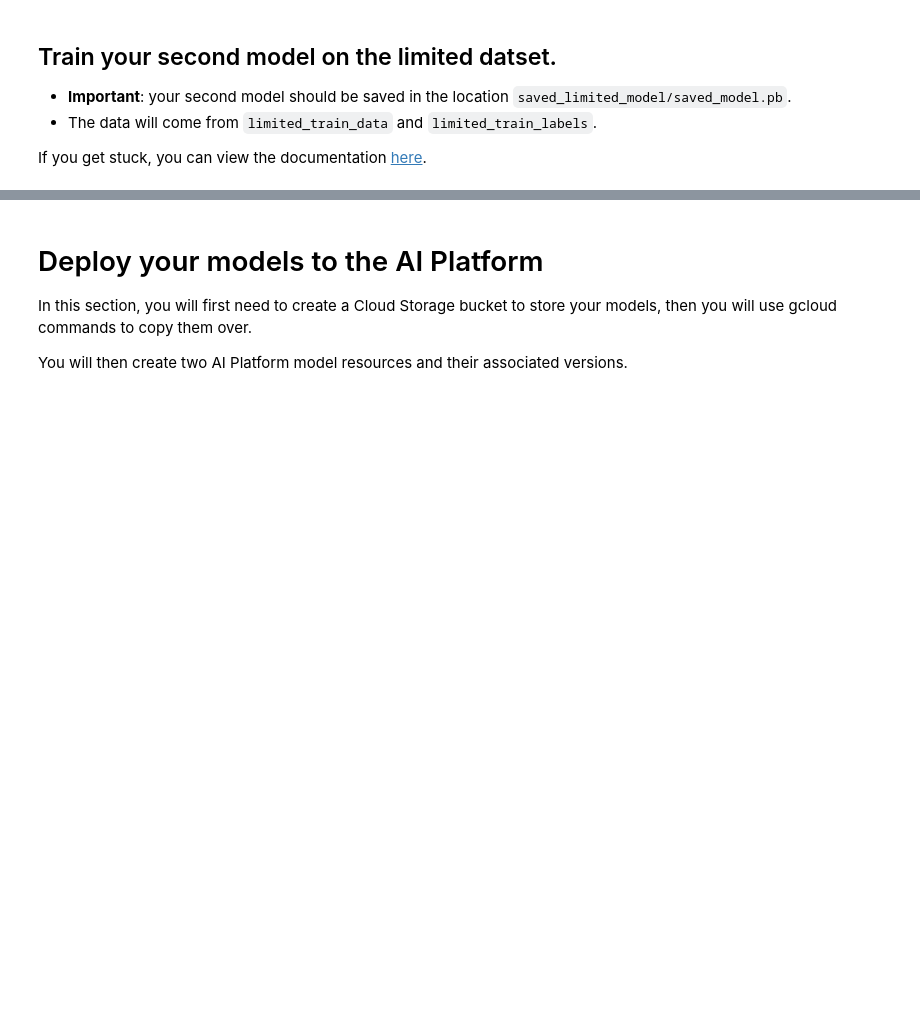
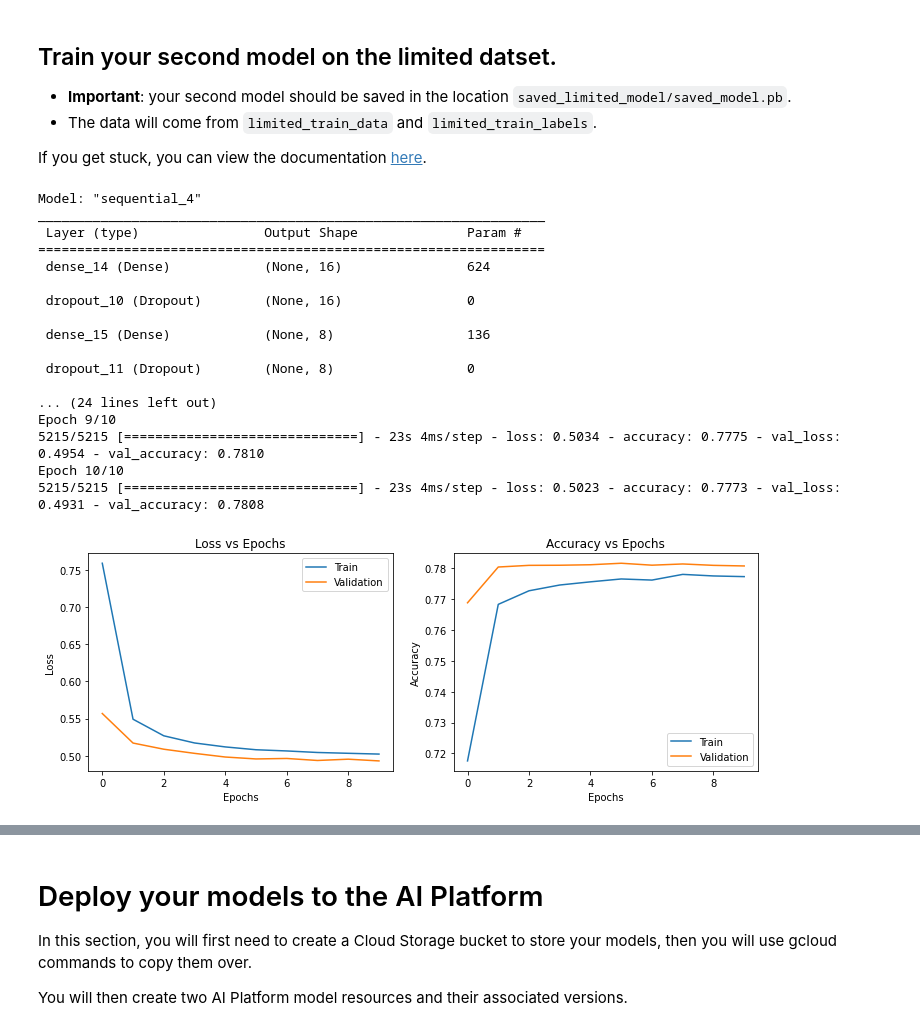
Before and after one commit to MengOonLee/Google_cloud, a Jupyter notebook: ipynb/WIT_challenge.ipynb, the cells around one changed output, grey strips where cells are left out. Saved outputs shown, nothing was run; the diff lists cells and outputs as text; code cells hidden in the pictures; blank space fills up the shorter version.

```diff
--- a/ipynb/WIT_challenge.ipynb
+++ b/ipynb/WIT_challenge.ipynb
@@ -169,5 +191,28 @@ In this section, you will write code to train two TensorFlow Keras models.
 * The data will come from `train_data` and `train_labels`.
 
 If you get stuck, you can view the documentation [here](https://www.tensorflow.org/api_docs/python/tf/keras/Sequential).
+# %%
+# Plot the learning curves
+def plot_history(history):
+    frame = pd.DataFrame(history.history)
+    epochs = np.arange(len(frame))
+    fig = plt.figure(figsize=(12, 4))
+    # Loss plot
+    ax = fig.add_subplot(121)
+    ax.plot(epochs, frame['loss'], label='Train')
+    ax.plot(epochs, frame['val_loss'], label='Validation')
+    ax.set_xlabel('Epochs')
+    ax.set_ylabel('Loss')
+    ax.set_title('Loss vs Epochs')
+    ax.legend()
+    # Accuracy plot
+    ax = fig.add_subplot(122)
+    ax.plot(epochs, frame['accuracy'], label='Train')
+    ax.plot(epochs, frame['val_accuracy'], label='Validation')
+    ax.set_xlabel('Epochs')
+    ax.set_ylabel('Accuracy')
+    ax.set_title('Accuracy vs Epochs')
+    ax.legend()
+    plt.show()
 # %%
 # import TF modules
@@ -211,12 +299,53 @@ If you get stuck, you can view the documentation [here](https://www.tensorflow.o
 # %%
 # Train your second model on the limited dataset. Use `limited_train_data` for your data and `limited_train_labels` for your labels.
 # Use the same input_size for the limited_model
 
 # ---- TODO ---------
 # create the limited_model = Sequential()
+limited_model = Sequential()
 # limited_model.add (your layers)
+limited_model.add(Dense(16, activation='relu',
+    kernel_initializer=kernel_initializer,
+    kernel_regularizer=kernel_regularizer,
+    bias_initializer=bias_initializer,
+    bias_regularizer=bias_regularizer,
+    input_shape=(input_size,)))
+limited_model.add(layers.Dropout(0.3))
+limited_model.add(Dense(8, activation='relu',
+    kernel_initializer=kernel_initializer,
+    kernel_regularizer=kernel_regularizer,
+    bias_initializer=bias_initializer,
+    bias_regularizer=bias_regularizer))
+limited_model.add(layers.Dropout(0.3))
+limited_model.add(Dense(1, activation='sigmoid'))
+print(model.summary())
 # limited_model.compile
+optimizer = optimizers.Adam(learning_rate=1e-3)
+limited_model.compile(loss='binary_crossentropy', metrics=['accuracy'], optimizer=optimizer)
 # limited_model.fit
+limited_history = limited_model.fit(limited_train_data, limited_train_labels,
+    batch_size=32, epochs=10, verbose=True, callbacks=callbacks,
+    validation_data=(limited_test_data, limited_test_labels))
+plot_history(limited_history)
+# %% [output]
+Model: "sequential_4"
+_________________________________________________________________
+ Layer (type)                Output Shape              Param #
+=================================================================
+ dense_14 (Dense)            (None, 16)                624
+
+ dropout_10 (Dropout)        (None, 16)                0
+
+ dense_15 (Dense)            (None, 8)                 136
+
+ dropout_11 (Dropout)        (None, 8)                 0
+
+... (24 lines left out)
+Epoch 9/10
+5215/5215 [==============================] - 23s 4ms/step - loss: 0.5034 - accuracy: 0.7775 - val_loss: 0.4954 - val_accuracy: 0.7810
+Epoch 10/10
+5215/5215 [==============================] - 23s 4ms/step - loss: 0.5023 - accuracy: 0.7773 - val_loss: 0.4931 - val_accuracy: 0.7808
+[figure, added]
 # %%
 # Save your model
 !mkdir -p saved_limited_model
```
Also changed, not shown: parts of 13 cells of this notebook.
